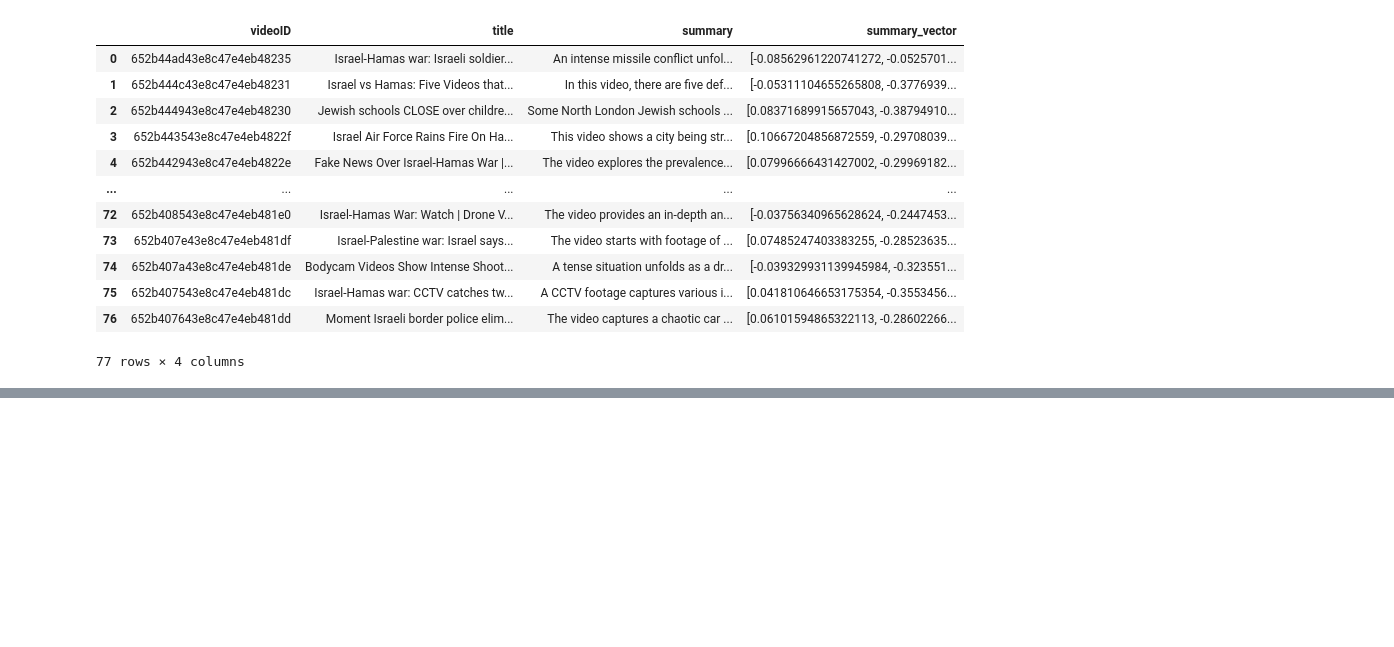
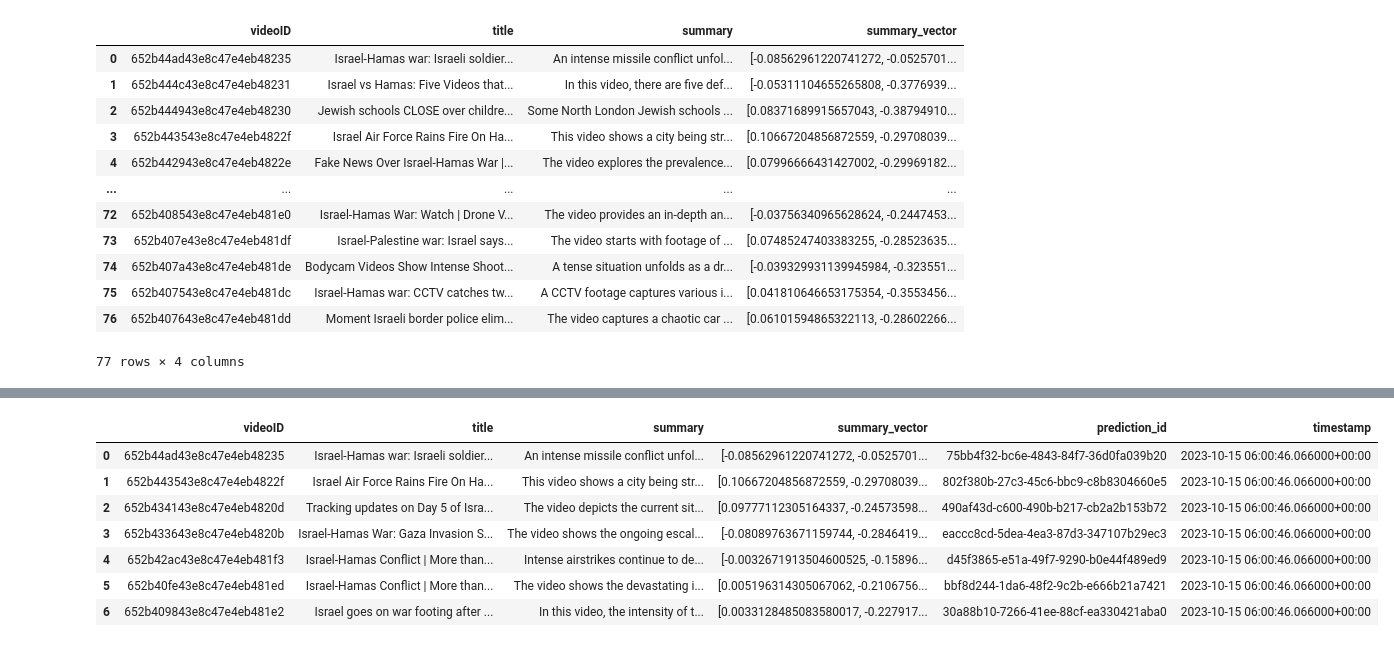
Before and after one commit to hackgoofer/IsraelPalestineVideoUnderstanding, a Jupyter notebook: notebook.ipynb, the cells around one changed output, grey strips where cells are left out. Cells and saved outputs as stored; diff of their text form; code cells hidden in the pictures; blank space fills up the shorter version.

```diff
--- a/notebook.ipynb
+++ b/notebook.ipynb
@@ -121,3 +126,16 @@ px.active_session().view()
 # %% [output]
 📺 Opening a view to the Phoenix app. The app is running at http://127.0.0.1:6060/
 [interactive output not drawn]
+# %%
+df = pd.read_parquet('/Users/sasha/Downloads/2023-10-14_23-01-09.parquet')
+# %%
+df
+# %% [output]
+|  | videoID | title | summary | summary_vector | prediction_id | timestamp |
+| 0 | 652b44ad43e8c47e4eb48235 | Israel-Hamas war: Israeli soldier... | An intense missile conflict unfol... | [-0.08562961220741272, -0.0525701... | 75bb4f32-bc6e-4843-84f7-36d0fa039b20 | 2023-10-15 06:00:46.066000+00:00 |
+| 1 | 652b443543e8c47e4eb4822f | Israel Air Force Rains Fire On Ha... | This video shows a city being str... | [0.10667204856872559, -0.29708039... | 802f380b-27c3-45c6-bbc9-c8b8304660e5 | 2023-10-15 06:00:46.066000+00:00 |
+| 2 | 652b434143e8c47e4eb4820d | Tracking updates on Day 5 of Isra... | The video depicts the current sit... | [0.09777112305164337, -0.24573598... | 490af43d-c600-490b-b217-cb2a2b153b72 | 2023-10-15 06:00:46.066000+00:00 |
+| 3 | 652b433643e8c47e4eb4820b | Israel-Hamas War: Gaza Invasion S... | The video shows the ongoing escal... | [-0.08089763671159744, -0.2846419... | eaccc8cd-5dea-4ea3-87d3-347107b29ec3 | 2023-10-15 06:00:46.066000+00:00 |
+| 4 | 652b42ac43e8c47e4eb481f3 | Israel-Hamas Conflict | More than... | Intense airstrikes continue to de... | [-0.0032671913504600525, -0.15896... | d45f3865-e51a-49f7-9290-b0e44f489ed9 | 2023-10-15 06:00:46.066000+00:00 |
+| 5 | 652b40fe43e8c47e4eb481ed | Israel-Hamas Conflict | More than... | The video shows the devastating i... | [0.005196314305067062, -0.2106756... | bbf8d244-1da6-48f2-9c2b-e666b21a7421 | 2023-10-15 06:00:46.066000+00:00 |
+| 6 | 652b409843e8c47e4eb481e2 | Israel goes on war footing after ... | In this video, the intensity of t... | [0.0033128485083580017, -0.227917... | 30a88b10-7266-41ee-88cf-ea330421aba0 | 2023-10-15 06:00:46.066000+00:00 |
```
Also changed, not shown: parts of 5 cells of this notebook, 48 other files.
